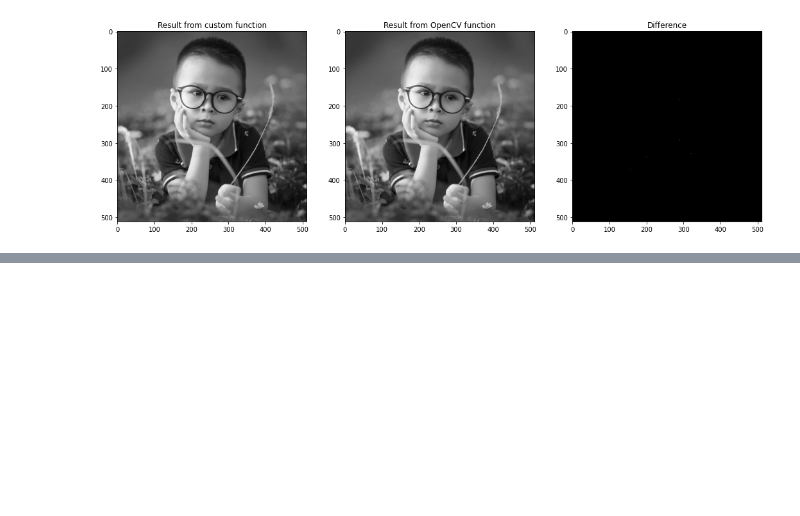
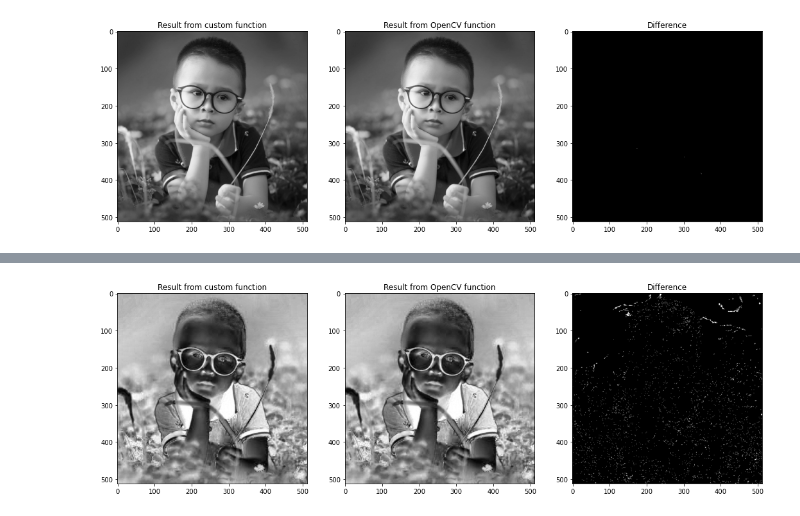
Before and after one commit to gpokhark/OpenCV-CV1, a Jupyter notebook: week4-python/Assignment-6_Practice.ipynb, the cells around one changed output, grey strips where cells are left out. Cells and saved outputs as stored; diff of their text form; code cells hidden in the pictures; blank space fills up the shorter version.

```diff
--- a/week4-python/Assignment-6_Practice.ipynb
+++ b/week4-python/Assignment-6_Practice.ipynb
@@ -113,0 +201,20 @@ plt.show()
+# %%
+plt.subplot(1,3,1)
+plt.title("Result from custom function")
+plt.imshow(s1, cmap = 'gray')
+plt.subplot(1,3,2)
+plt.title("Result from OpenCV function")
+plt.imshow(s2, cmap = 'gray')
+plt.subplot(1,3,3)
+plt.title("Difference")
+plt.imshow(np.abs(s1-s2), cmap = 'gray')
+plt.show()
+
+diffS = np.abs(s1-s2)
+logger.info(diffS.dtype)
+logger.info(diffS[diffS != 0])
+logger.info(np.where(diffS !=0))
+logger.info(np.count_nonzero(diffS != 0))
+logger.info(np.min(diffS))
+# %% [output]
+[figure, added]
```
Also changed, not shown: parts of 12 cells of this notebook, 1 other file.
